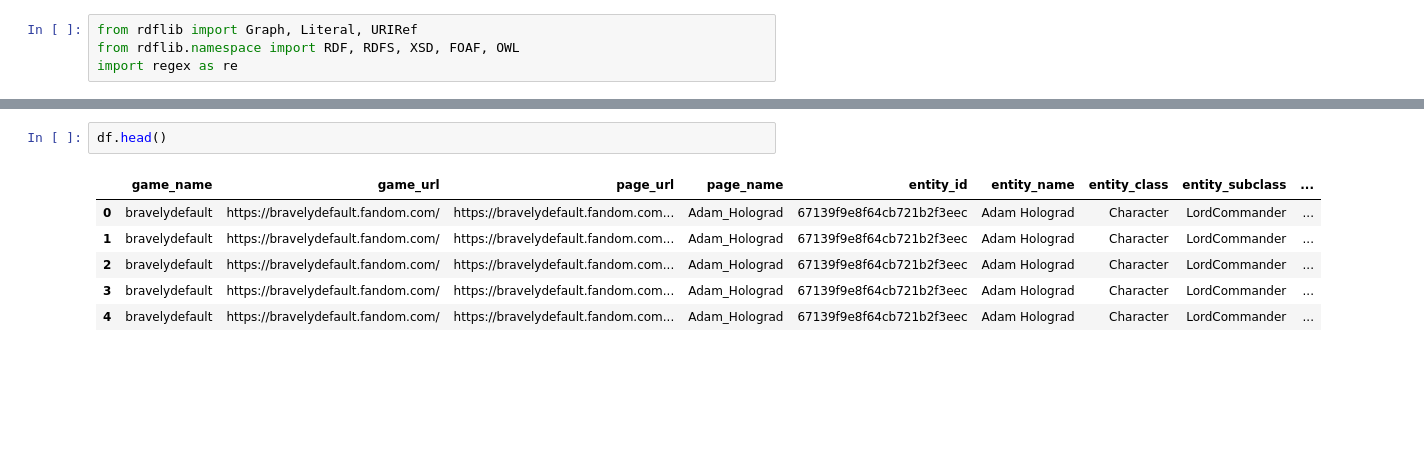
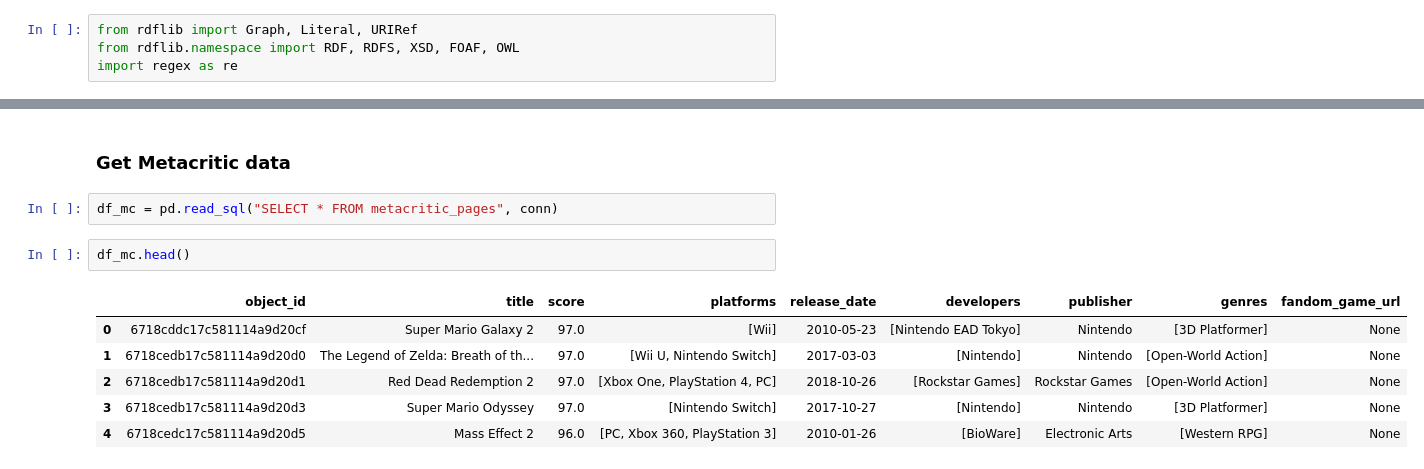
Before and after one commit to mokrota21/GameOntologyProject, a Jupyter notebook: populate_graph.ipynb, the cells around one changed output, grey strips where cells are left out. Saved outputs shown, nothing was run; the diff lists cells and outputs as text; blank space fills up the shorter version.

```diff
--- a/populate_graph.ipynb
+++ b/populate_graph.ipynb
@@ -74,9 +49,13 @@ df = pd.read_sql_query(
+# %% [markdown]
+### Get Metacritic data
+# %%
+df_mc = pd.read_sql("SELECT * FROM metacritic_pages", conn)
 # %%
-df.head()
+df_mc.head()
 # %% [output]
-|  | game_name | game_url | page_url | page_name | entity_id | entity_name | entity_class | entity_subclass | ... |
-| 0 | bravelydefault | https://bravelydefault.fandom.com/ | https://bravelydefault.fandom.com... | Adam_Holograd | 67139f9e8f64cb721b2f3eec | Adam Holograd | Character | LordCommander | ... |
-| 1 | bravelydefault | https://bravelydefault.fandom.com/ | https://bravelydefault.fandom.com... | Adam_Holograd | 67139f9e8f64cb721b2f3eec | Adam Holograd | Character | LordCommander | ... |
-| 2 | bravelydefault | https://bravelydefault.fandom.com/ | https://bravelydefault.fandom.com... | Adam_Holograd | 67139f9e8f64cb721b2f3eec | Adam Holograd | Character | LordCommander | ... |
-| 3 | bravelydefault | https://bravelydefault.fandom.com/ | https://bravelydefault.fandom.com... | Adam_Holograd | 67139f9e8f64cb721b2f3eec | Adam Holograd | Character | LordCommander | ... |
-| 4 | bravelydefault | https://bravelydefault.fandom.com/ | https://bravelydefault.fandom.com... | Adam_Holograd | 67139f9e8f64cb721b2f3eec | Adam Holograd | Character | LordCommander | ... |
+|  | object_id | title | score | platforms | release_date | developers | publisher | genres | fandom_game_url |
+| 0 | 6718cddc17c581114a9d20cf | Super Mario Galaxy 2 | 97.0 | [Wii] | 2010-05-23 | [Nintendo EAD Tokyo] | Nintendo | [3D Platformer] | None |
+| 1 | 6718cedb17c581114a9d20d0 | The Legend of Zelda: Breath of th... | 97.0 | [Wii U, Nintendo Switch] | 2017-03-03 | [Nintendo] | Nintendo | [Open-World Action] | None |
+| 2 | 6718cedb17c581114a9d20d1 | Red Dead Redemption 2 | 97.0 | [Xbox One, PlayStation 4, PC] | 2018-10-26 | [Rockstar Games] | Rockstar Games | [Open-World Action] | None |
+| 3 | 6718cedb17c581114a9d20d3 | Super Mario Odyssey | 97.0 | [Nintendo Switch] | 2017-10-27 | [Nintendo] | Nintendo | [3D Platformer] | None |
+| 4 | 6718cedc17c581114a9d20d5 | Mass Effect 2 | 96.0 | [PC, Xbox 360, PlayStation 3] | 2010-01-26 | [BioWare] | Electronic Arts | [Western RPG] | None |
```
Also changed, not shown: parts of 23 cells of this notebook.
